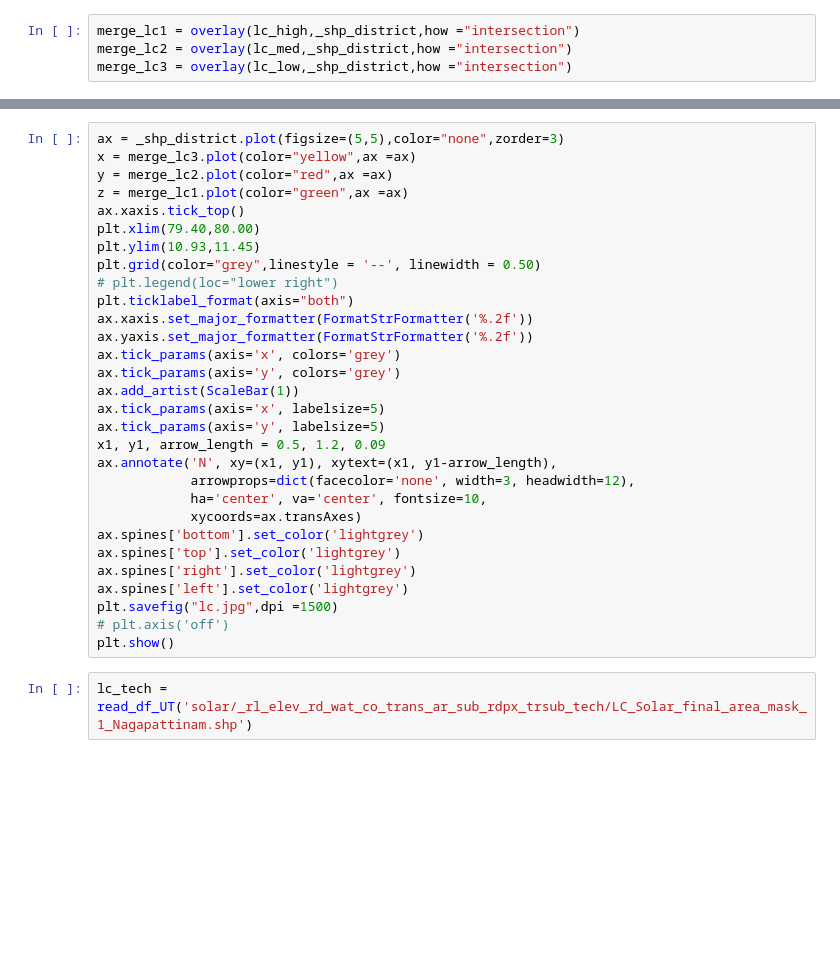
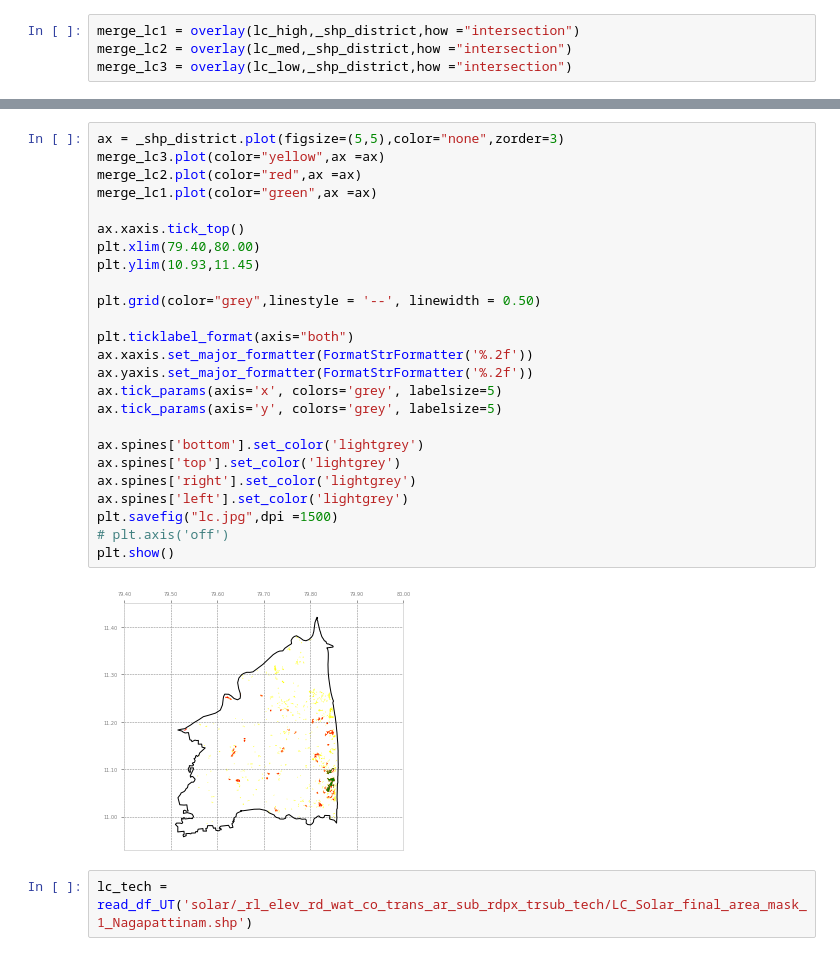
Before and after one commit to NilimaKD/lila-reports, a Jupyter notebook: LILA visuals.ipynb, the cells around one changed output, grey strips where cells are left out. Cells and saved outputs as stored; diff of their text form; blank space fills up the shorter version.

```diff
--- a/LILA visuals.ipynb
+++ b/LILA visuals.ipynb
@@ -455,33 +473,30 @@ merge_lc3.head()
 # %%
 ax = _shp_district.plot(figsize=(5,5),color="none",zorder=3)
-x = merge_lc3.plot(color="yellow",ax =ax)
-y = merge_lc2.plot(color="red",ax =ax)
-z = merge_lc1.plot(color="green",ax =ax)
+merge_lc3.plot(color="yellow",ax =ax)
+merge_lc2.plot(color="red",ax =ax)
+merge_lc1.plot(color="green",ax =ax)
+
 ax.xaxis.tick_top()
 plt.xlim(79.40,80.00)
 plt.ylim(10.93,11.45)
+
 plt.grid(color="grey",linestyle = '--', linewidth = 0.50)
-# plt.legend(loc="lower right")
+
 plt.ticklabel_format(axis="both")
 ax.xaxis.set_major_formatter(FormatStrFormatter('%.2f'))
 ax.yaxis.set_major_formatter(FormatStrFormatter('%.2f'))
-ax.tick_params(axis='x', colors='grey')
-ax.tick_params(axis='y', colors='grey')
-ax.add_artist(ScaleBar(1))
-ax.tick_params(axis='x', labelsize=5)
-ax.tick_params(axis='y', labelsize=5)
-x1, y1, arrow_length = 0.5, 1.2, 0.09
-ax.annotate('N', xy=(x1, y1), xytext=(x1, y1-arrow_length),
-            arrowprops=dict(facecolor='none', width=3, headwidth=12),
-            ha='center', va='center', fontsize=10,
-            xycoords=ax.transAxes)
+ax.tick_params(axis='x', colors='grey', labelsize=5)
+ax.tick_params(axis='y', colors='grey', labelsize=5)
+
 ax.spines['bottom'].set_color('lightgrey')
 ax.spines['top'].set_color('lightgrey')
 ax.spines['right'].set_color('lightgrey')
 ax.spines['left'].set_color('lightgrey')
 plt.savefig("lc.jpg",dpi =1500)
 # plt.axis('off')
 plt.show()
+# %% [output]
+[figure, added]
 # %%
 lc_tech = read_df_UT('solar/_rl_elev_rd_wat_co_trans_ar_sub_rdpx_trsub_tech/LC_Solar_final_area_mask_1_Nagapattinam.shp')
 # %%
```
Also changed, not shown: parts of 45 cells of this notebook.
